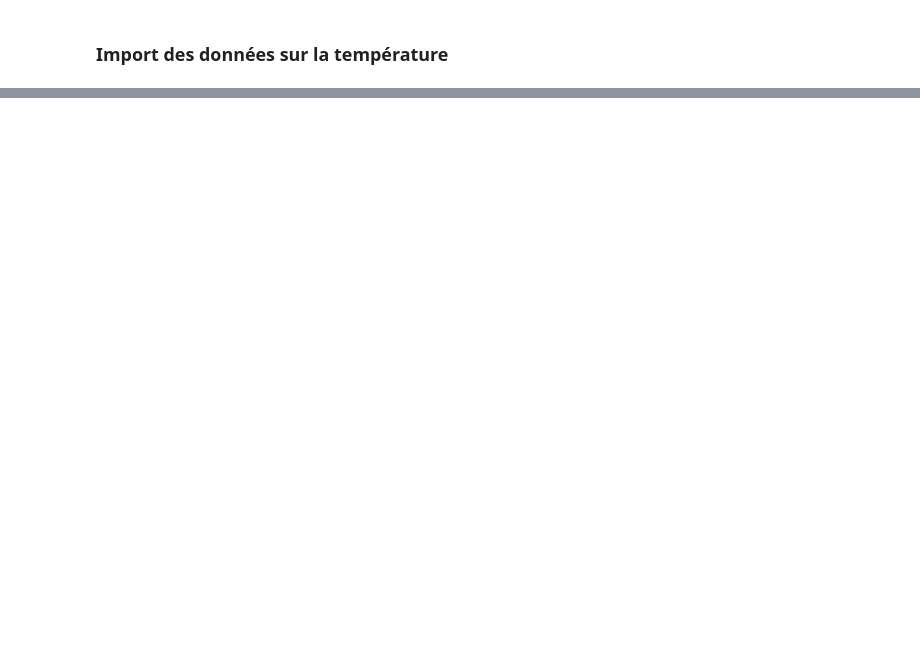
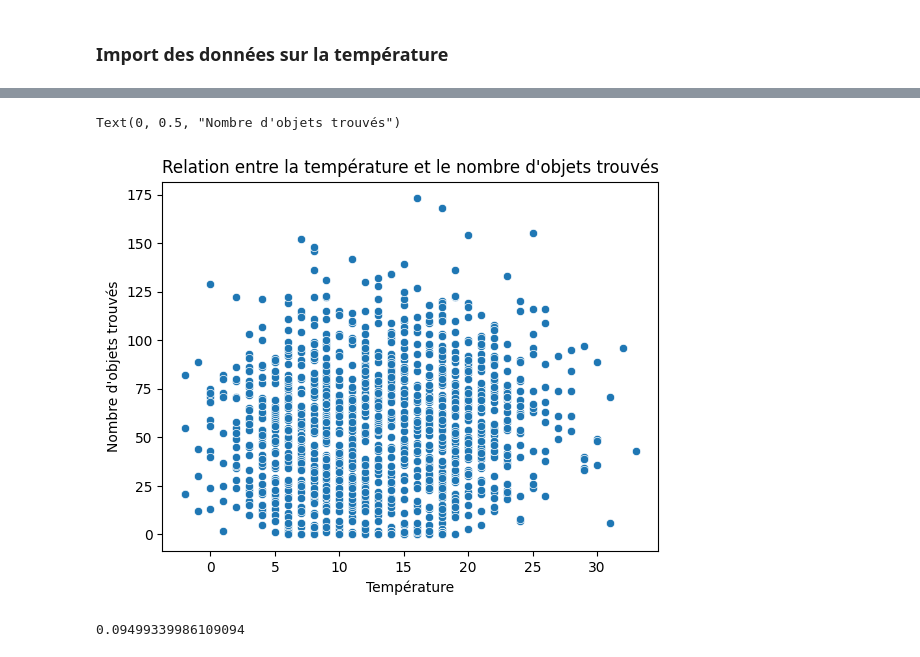
Before and after one commit to Manonp59/Lost_in_translation, a Jupyter notebook: src/main.ipynb, the cells around one changed output, grey strips where cells are left out. Drawn from its saved outputs; the diff is of its cells as text; code cells hidden in the pictures; blank space fills up the shorter version.

Commit message:
scatterplot

```diff
--- a/src/main.ipynb
+++ b/src/main.ipynb
@@ -289,0 +238,12 @@ df.describe()
+# %%
+connexion = sqlite3.connect("base.db")
+curseur = connexion.cursor()
+df = pd.DataFrame(curseur.execute("""SELECT Temperatures.date AS date , Temperatures.temperature_moyenne AS temperature, COUNT(Objets_trouves.id) AS nb_objets
+FROM Temperatures
+LEFT JOIN Objets_trouves ON Temperatures.date = Objets_trouves.date
+GROUP BY Temperatures.date;
+
+                                  """))
+connexion.commit()
+connexion.close()
+df
@@ -289,0 +264,17 @@ df.describe()
+# %%
+import seaborn as sns
+import matplotlib.pyplot as plt
+
+sns.scatterplot(data=df,x=1,y=2)
+plt.gca().set_title("Relation entre la température et le nombre d'objets trouvés")
+plt.xlabel("Température")
+plt.ylabel("Nombre d'objets trouvés")
+# %% [output]
+Text(0, 0.5, "Nombre d'objets trouvés")
+[figure, added]
+# %%
+correlation = df[1].corr(df[2])
+
+correlation
+# %% [output]
+0.09499339986109094
```
Also changed, not shown: parts of 10 cells of this notebook, 3 other files.
